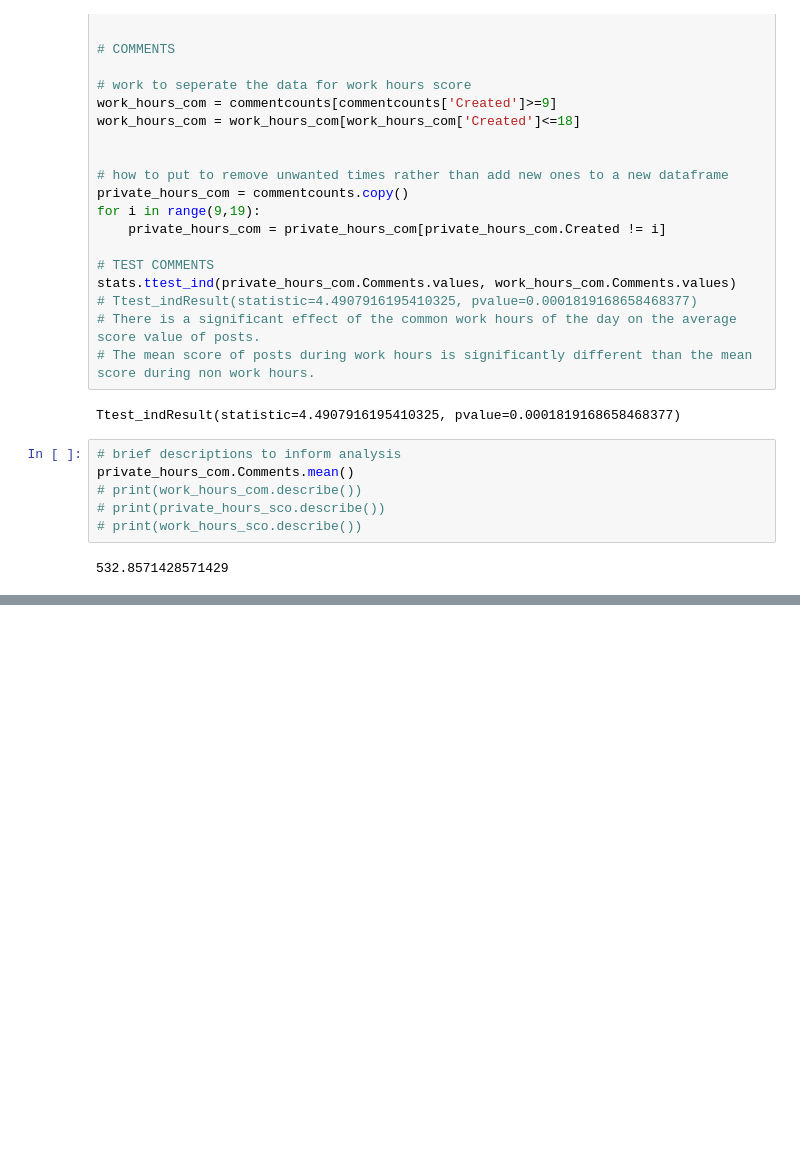
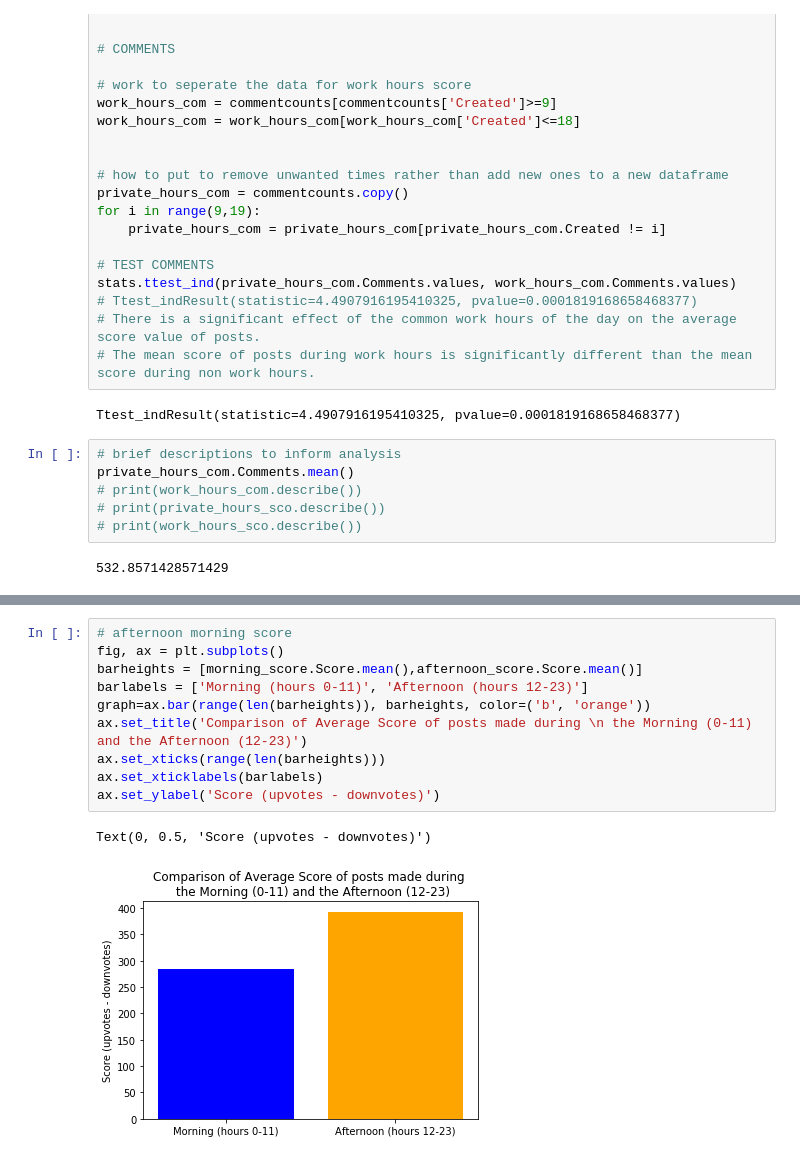
Before and after one commit to Jameshskelton/Simple-Reddit-Scraper, a Jupyter notebook: Scripts/EDA-and-Analysis.ipynb, the cells around one changed output, grey strips where cells are left out. Drawn from its saved outputs; the diff is of its cells as text; blank space fills up the shorter version.

```diff
--- a/Scripts/EDA-and-Analysis.ipynb
+++ b/Scripts/EDA-and-Analysis.ipynb
@@ -389,0 +402,13 @@ ax.set_xticklabels(barlabels, rotation=45)
+# %%
+# afternoon morning score
+fig, ax = plt.subplots()
+barheights = [morning_score.Score.mean(),afternoon_score.Score.mean()]
+barlabels = ['Morning (hours 0-11)', 'Afternoon (hours 12-23)']
+graph=ax.bar(range(len(barheights)), barheights, color=('b', 'orange'))
+ax.set_title('Comparison of Average Score of posts made during \n the Morning (0-11) and the Afternoon (12-23)')
+ax.set_xticks(range(len(barheights)))
+ax.set_xticklabels(barlabels)
+ax.set_ylabel('Score (upvotes - downvotes)')
+# %% [output]
+Text(0, 0.5, 'Score (upvotes - downvotes)')
+[figure, added]
```
Also changed, not shown: parts of 3 cells of this notebook, 6 other files.
